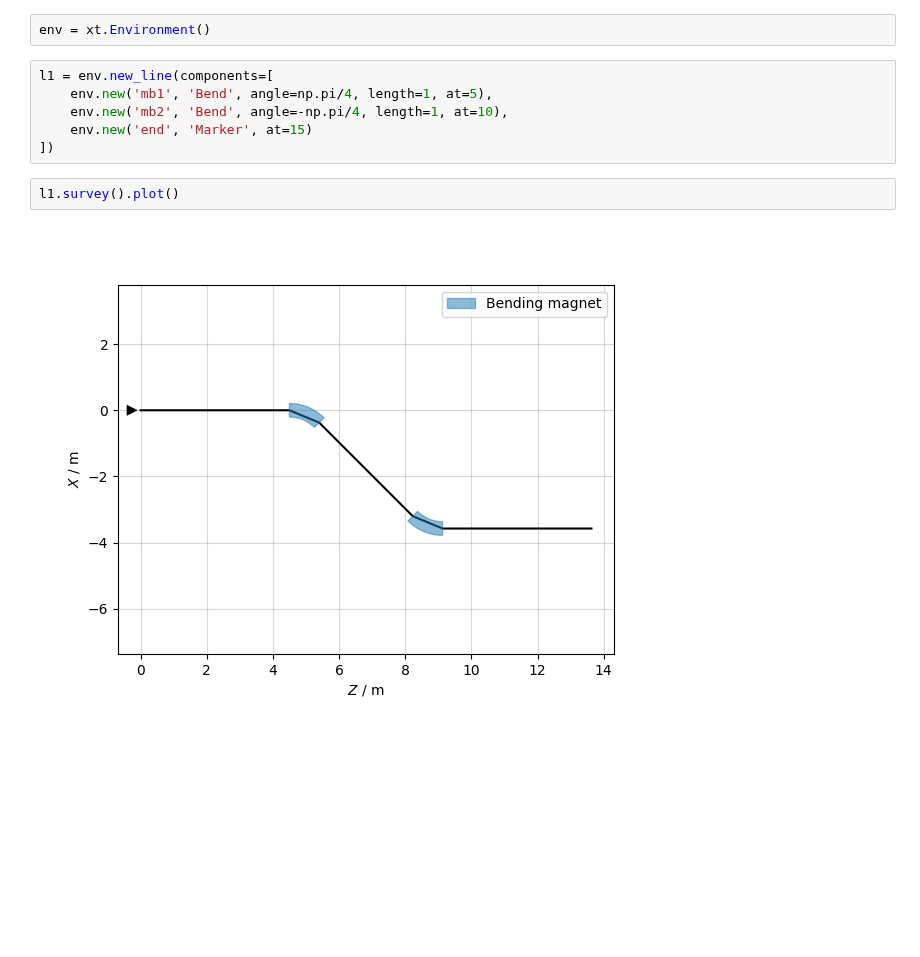
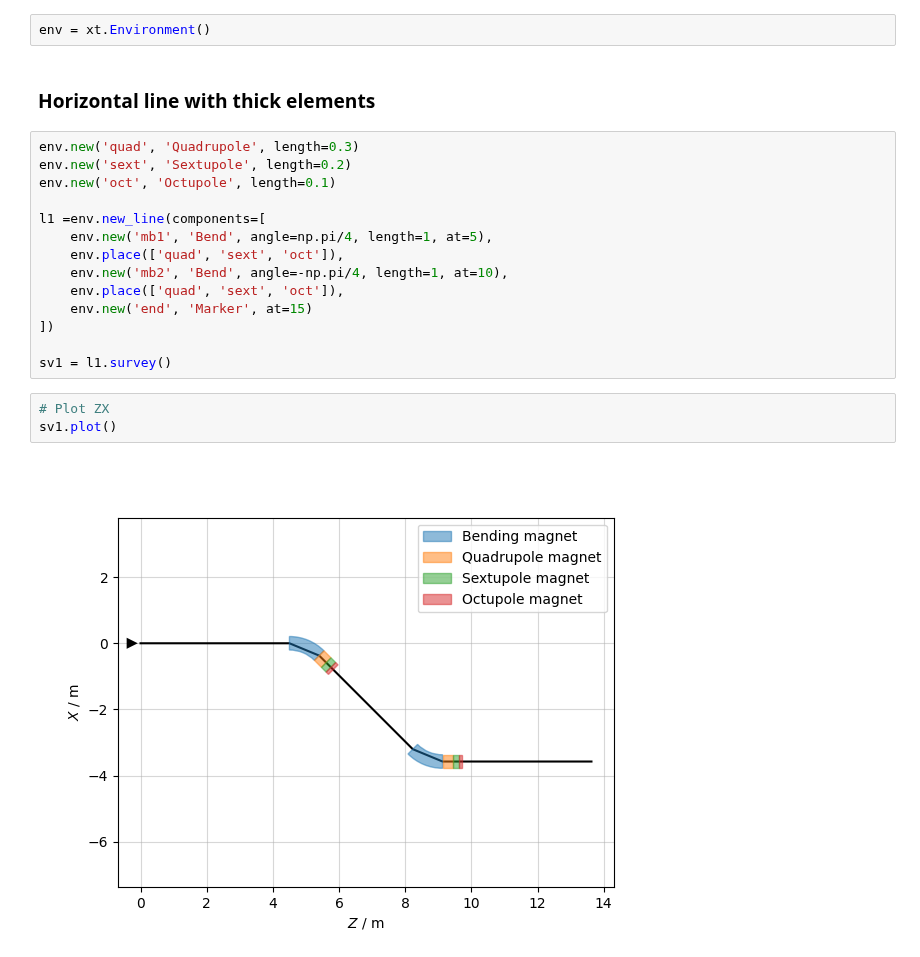
Before and after one commit to xsuite/xplt, a Jupyter notebook: examples/line_cases.ipynb, the cells around one changed output. Drawn from its saved outputs; the diff is of its cells as text; blank space fills up the shorter version.

```diff
--- a/examples/line_cases.ipynb
+++ b/examples/line_cases.ipynb
@@ -5,13 +5,24 @@ import numpy as np
 import xtrack as xt
 # %%
 env = xt.Environment()
+# %% [markdown]
+### Horizontal line with thick elements
 # %%
-l1 = env.new_line(components=[
+env.new('quad', 'Quadrupole', length=0.3)
+env.new('sext', 'Sextupole', length=0.2)
+env.new('oct', 'Octupole', length=0.1)
+
+l1 =env.new_line(components=[
     env.new('mb1', 'Bend', angle=np.pi/4, length=1, at=5),
+    env.place(['quad', 'sext', 'oct']),
     env.new('mb2', 'Bend', angle=-np.pi/4, length=1, at=10),
+    env.place(['quad', 'sext', 'oct']),
     env.new('end', 'Marker', at=15)
 ])
+
+sv1 = l1.survey()
-# %%
-l1.survey().plot()
-# %% [output]
-[figure, removed]
+# %%
+# Plot ZX
+sv1.plot()
+# %% [output]
+[figure, added]
```
Also changed, not shown: parts of 12 cells of this notebook.
